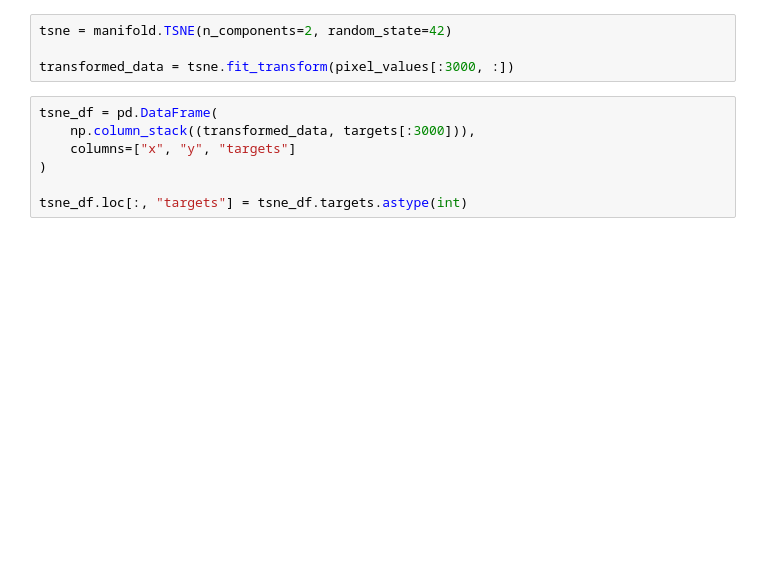
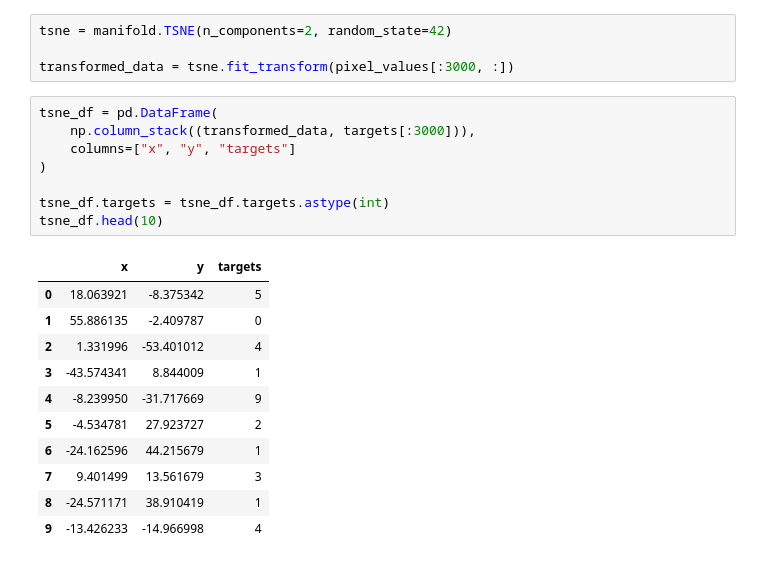
Before and after one commit to nglaz0v/approachingalmost, a Jupyter notebook: src/Supervised_vs_unsupervised_learning.ipynb, the cells around one changed output. Saved outputs shown, nothing was run; the diff lists cells and outputs as text; blank space fills up the shorter version.

```diff
--- a/src/Supervised_vs_unsupervised_learning.ipynb
+++ b/src/Supervised_vs_unsupervised_learning.ipynb
@@ -32,10 +33,23 @@ transformed_data = tsne.fit_transform(pixel_values[:3000, :])
 # %%
 tsne_df = pd.DataFrame(
     np.column_stack((transformed_data, targets[:3000])),
     columns=["x", "y", "targets"]
 )
 
-tsne_df.loc[:, "targets"] = tsne_df.targets.astype(int)
+tsne_df.targets = tsne_df.targets.astype(int)
+tsne_df.head(10)
+# %% [output]
+|  | x | y | targets |
+| 0 | 18.063921 | -8.375342 | 5 |
+| 1 | 55.886135 | -2.409787 | 0 |
+| 2 | 1.331996 | -53.401012 | 4 |
+| 3 | -43.574341 | 8.844009 | 1 |
+| 4 | -8.239950 | -31.717669 | 9 |
+| 5 | -4.534781 | 27.923727 | 2 |
+| 6 | -24.162596 | 44.215679 | 1 |
+| 7 | 9.401499 | 13.561679 | 3 |
+| 8 | -24.571171 | 38.910419 | 1 |
+| 9 | -13.426233 | -14.966998 | 4 |
 # %%
 grid = sns.FacetGrid(tsne_df, hue="targets", height=8)
 
```
Also changed, not shown: parts of 2 cells of this notebook, 4 other files.
